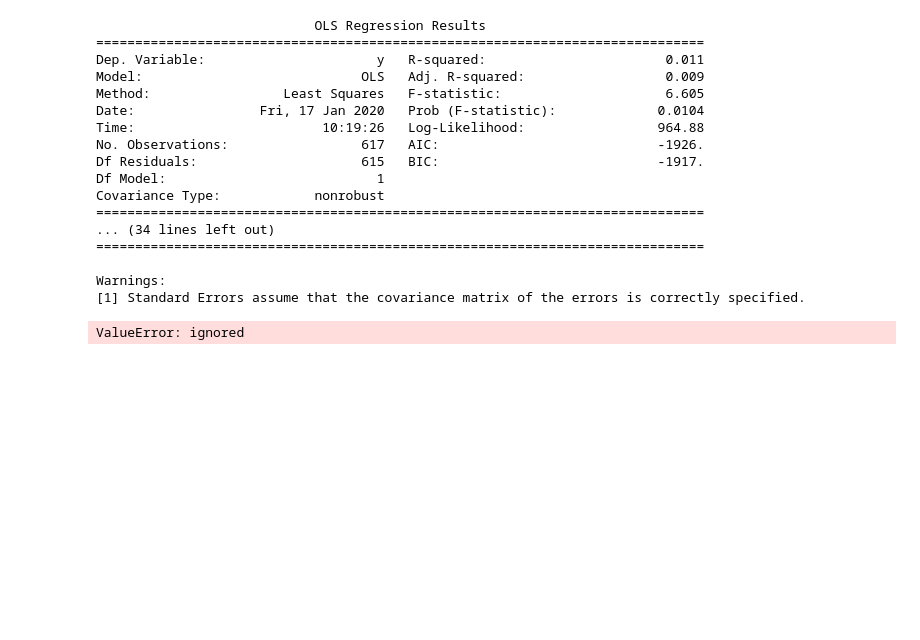
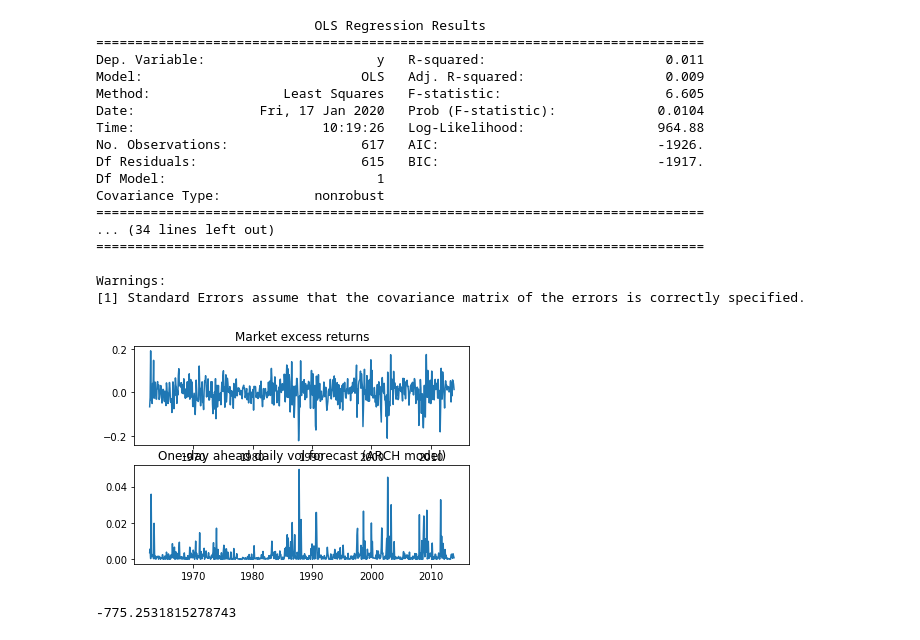
Before and after one commit to oliverwsd/Finance, a Jupyter notebook: set5.ipynb, the cells around one changed output. Drawn from its saved outputs; the diff is of its cells as text; code cells hidden in the pictures; blank space fills up the shorter version.

```diff
--- a/set5.ipynb
+++ b/set5.ipynb
@@ -151,50 +149,42 @@ def loglikelihood_ar_arch(parameters):   # Parameters is a list of model paramet
     arch_b = parameters[3]
     loglikeli = 0
     for i in range(1,factors.shape[0]):
-      prob = -0.5*math.log(math.pi*2) - 0.5* math.log(arch_a + arch_b * ((ar_model_resid[i-1])**2)) - 0.5*(( rm_excess_x[i] - mu_t[i-1]))**2/(arch_a + arch_b * (ar_model_resid[i-1])**2)
+      prob = -0.5*np.log(math.pi*2) - 0.5* np.log(arch_a + arch_b *squared_resid[i-1]) - 0.5*(( rm_excess_x[i] - mu_t[i-1])**2/(arch_a + arch_b * squared_resid[i-1]))
       loglikeli += prob
 
     return -loglikeli  # We return the negative log-likelihood. This is intentional, you'll see in a moment, why.
 
-# Now you are ready to optimize the loglikelihood. Python provides a number of out-of-the-box
-# optimization algorithms in the scipy package. We will use the function scipy.optimize.minimize(...)
-# to perform the optimization. As its name suggests, the function minimizes some value. Since
-# we want to maximize the loglikelihood, we'll just minimize the negative loglikelihood.
-# That why we let the function above return the negative log-likelihood.
-#
-# Take a look at the function's documentation, especially at the examples on the bottom, to
-# see how to use the function:
-#   https://docs.scipy.org/doc/scipy/reference/generated/scipy.optimize.minimize.html
-#
-# Besides our objective function (which is the log-likelihood calculation function above), we
-# only need to define a starting value for the parameters to get the optimization started.
-# We just use the parameters estimates from the 2-pass OLS estimation above as starting
-# values.
-#
-# Hint: Use method = 'Nelder-Mead' in the scipy.optimize.minimize(...) function.
-# Hint: ar_arch_params_start should be a list with 4 elements.
-#
-
-ar_arch_params_start = [ar_model.params[0],ar_model.params[1],arch_model.params[0],arch_model.params[1]]
-bnds = ((0,None),(0,None),(0,None),(0,None))
-ar_arch_params = scipy.optimize.minimize(loglikelihood_ar_arch, ar_arch_params_start, method= 'Nelder-Mead',bounds=bnds)
-#ar_arch_params = scipy.optimize.minimize(loglikelihood_ar_arch,[0.0038,0.1030,0.0023,0.1017 ] ,method= 'Nelder-Mead')
-
-# Given the optimal model parameters, compute the volatility (!) forecast of the model.
-#
-
-arch_vol_forecasts =  ar_arch_params.x[2] + ar_arch_params.x[3] * squared_resid   # Hint: type(arch_vol_forecasts) should be np.ndarray and arch_vol_forecasts.shape should be (616,)
-
-
-# Now, let's plot the vol forecasts
-fig, ax = plt.subplots(2, 1)
-ax[0].plot(factors['date'].iloc[2:], factors['rm_excess'].iloc[2:])
-ax[0].set_title("Market excess returns")
-ax[1].plot(factors['date'].iloc[2:], arch_vol_forecasts)
-ax[1].set_title("One-day ahead daily vol forecast (ARCH model)")
-plt.show()
+#def 式子有错
+# np.log = math.log
+# params 暂时不考虑
+# 看式子本身: i length; derivation equatation;
-# %% [output]
-ValueError: ignored
+# %%
+# minimize
+ar_arch_params_start = [ar_model.params[0],ar_model.params[1],arch_model.params[0],arch_model.params[1]]
+ar_arch_params = scipy.optimize.minimize(loglikelihood_ar_arch, ar_arch_params_start, method= 'Nelder-Mead')
+# Method Nelder-Mead cannot handle constraints nor bounds.
+# Given the optimal model parameters, compute the volatility (!) forecast of the model.
+#
+arch_vol_forecasts =  ar_arch_params.x[2] + ar_arch_params.x[3] * np.array(squared_resid[:-1])  # Hint: type(arch_vol_forecasts) should be np.ndarray and arch_vol_forecasts.shape should be (616,)
+
+# Now, let's plot the vol forecasts
+fig, ax = plt.subplots(2, 1)
+ax[0].plot(factors['date'].iloc[2:], factors['rm_excess'].iloc[2:])
+ax[0].set_title("Market excess returns")
+ax[1].plot(factors['date'].iloc[2:], arch_vol_forecasts)
+ax[1].set_title("One-day ahead daily vol forecast (ARCH model)")
+plt.show()
+# %% [output]
+[figure, added]
+# %%
+loglikelihood_ar_arch([0.01, 0.2, 0.01, 0.1])
+#my answer is -775,2531 should be -766.19
+#ar_arch_params.x[0]
+# should be 0,0045
+#arch_vol_forecasts[0]
+#0,0514
+# %% [output]
+-775.2531815278743
 # %%
 # Task 3: MLE estimation of AR(1)-GARCH(1, 1) model
 # -------------------------------------------------
```
Also changed, not shown: parts of 1 cell of this notebook.
